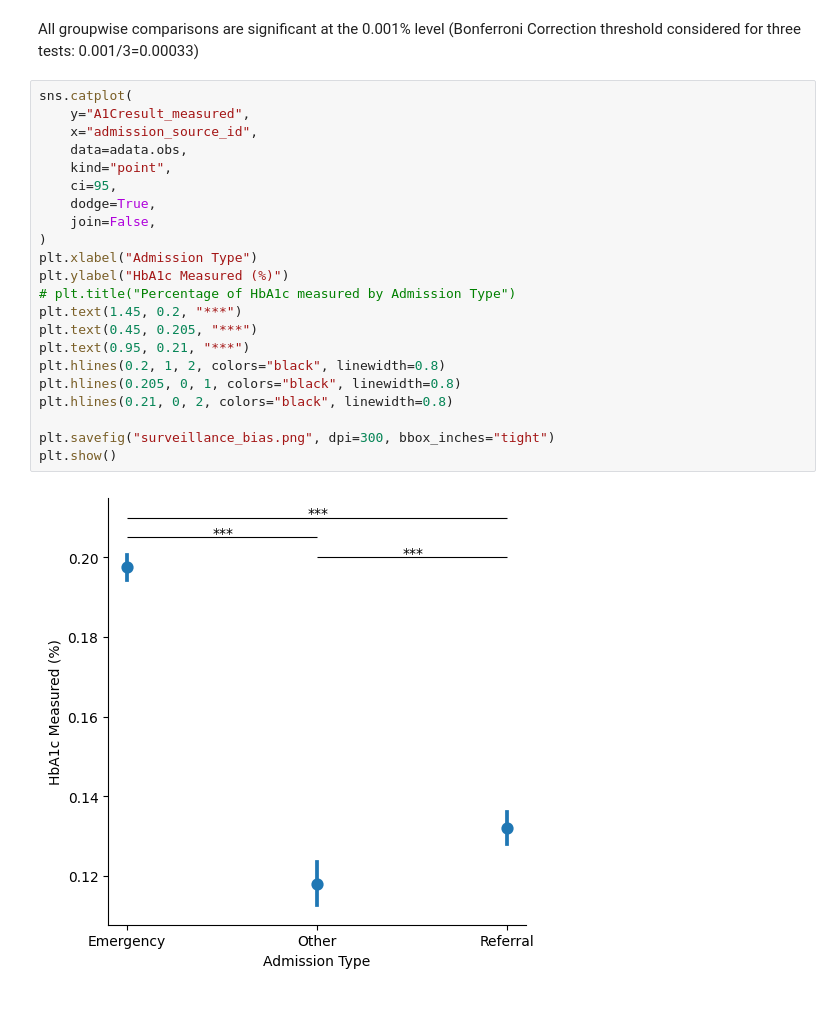
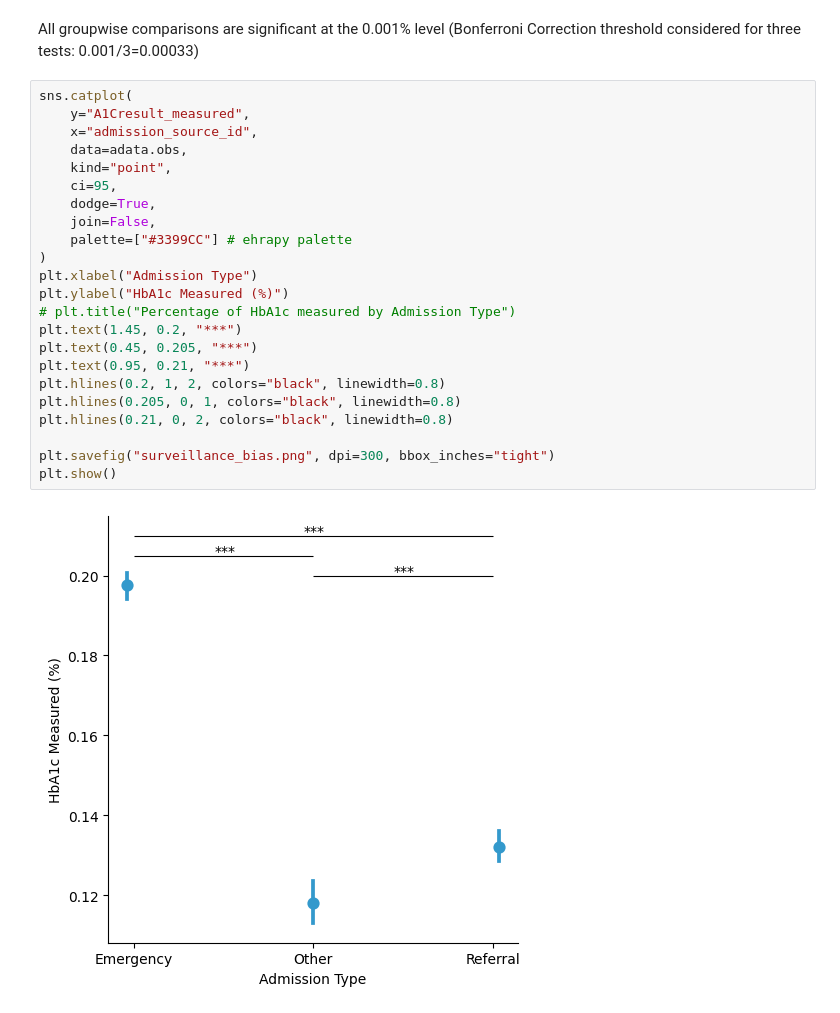
Before and after one commit to theislab/ehrapy-reproducibility, a Jupyter notebook: Supplementary_Figure_X/notebooks/surveillance_bias.ipynb, the cells around one changed output. Saved outputs shown, nothing was run; the diff lists cells and outputs as text.

```diff
--- a/Supplementary_Figure_X/notebooks/surveillance_bias.ipynb
+++ b/Supplementary_Figure_X/notebooks/surveillance_bias.ipynb
@@ -70,24 +70,25 @@ All groupwise comparisons are significant at the 0.001% level (Bonferroni Correc
 # %%
 sns.catplot(
     y="A1Cresult_measured",
     x="admission_source_id",
     data=adata.obs,
     kind="point",
     ci=95,
     dodge=True,
     join=False,
+    palette=["#3399CC"] # ehrapy palette
 )
 plt.xlabel("Admission Type")
 plt.ylabel("HbA1c Measured (%)")
 # plt.title("Percentage of HbA1c measured by Admission Type")
 plt.text(1.45, 0.2, "***")
 plt.text(0.45, 0.205, "***")
 plt.text(0.95, 0.21, "***")
 plt.hlines(0.2, 1, 2, colors="black", linewidth=0.8)
 plt.hlines(0.205, 0, 1, colors="black", linewidth=0.8)
 plt.hlines(0.21, 0, 2, colors="black", linewidth=0.8)
 
 plt.savefig("surveillance_bias.png", dpi=300, bbox_inches="tight")
 plt.show()
 # %% [output]
-[figure, old version]
+[figure, new version]
```
Also changed, not shown: 1 other file.
